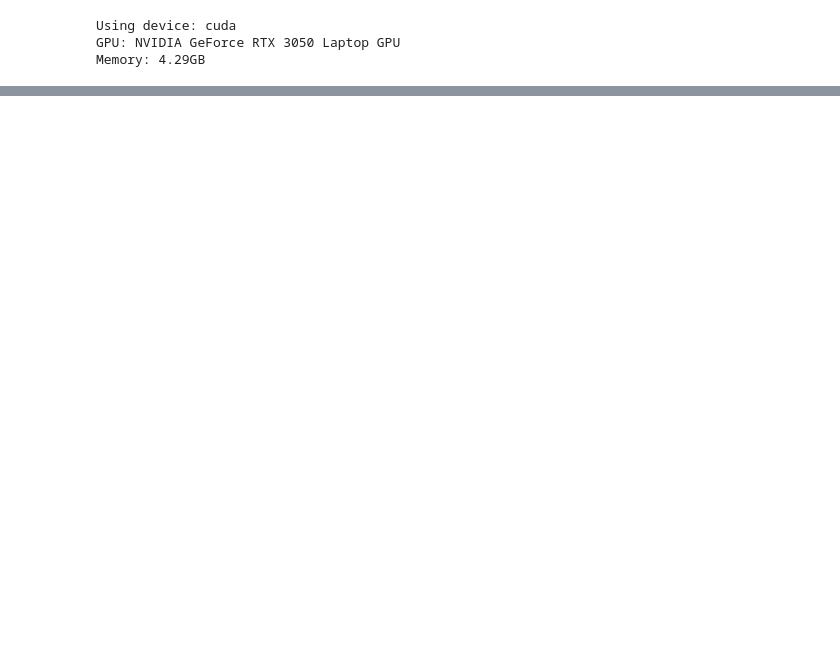
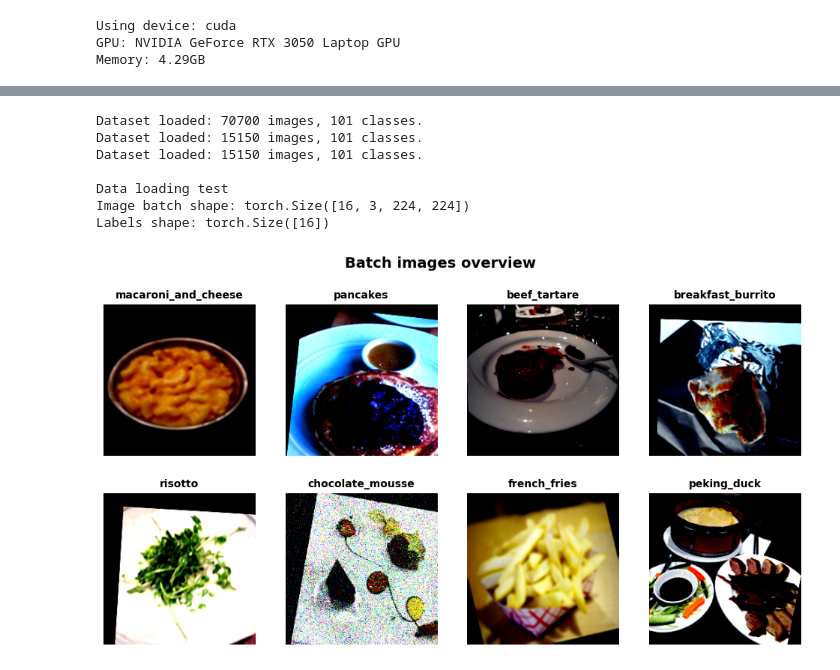
Before and after one commit to mm0narch/me-food, a Jupyter notebook: src/model_training/notebook.ipynb, the cells around one changed output, grey strips where cells are left out. Drawn from its saved outputs; the diff is of its cells as text; code cells hidden in the pictures; blank space fills up the shorter version.

```diff
--- a/src/model_training/notebook.ipynb
+++ b/src/model_training/notebook.ipynb
@@ -189,0 +110,79 @@ Data loading test
+# %%
+# Dataset objects
+train_dataset=Food101Dataset(
+    csv_file=TRAIN_CSV,
+    root_dir='',
+    transform=train_transform
+)
+
+val_dataset=Food101Dataset(
+    csv_file=VAL_CSV,
+    root_dir='',
+    transform=val_test_transform
+)
+
+test_dataset=Food101Dataset(
+    csv_file=TEST_CSV,
+    root_dir='',
+    transform=val_test_transform
+)
+
+# DataLoaders
+train_loader=DataLoader(
+    dataset=train_dataset,
+    batch_size=BATCH_SIZE,
+    shuffle=True,
+    num_workers=0,
+    pin_memory=True
+)
+
+val_loader=DataLoader(
+    dataset=val_dataset,
+    batch_size=BATCH_SIZE,
+    shuffle=False,
+    num_workers=0,
+    pin_memory=True
+)
+
+test_loader=DataLoader(
+    dataset=test_dataset,
+    batch_size=BATCH_SIZE,
+    shuffle=False,
+    num_workers=0,
+    pin_memory=True
+)
+
+print(f'\nData loading test')
+batches, labels=next(iter(train_loader))
+print(f'Image batch shape: {batches.shape}')
+print(f'Labels shape: {labels.shape}')
+
+# Batch viz
+fig, ax=plt.subplots(2, 4, figsize=(12, 6))
+ax=ax.flatten()
+
+mean=np.array([0.485, 0.456, 0.406])
+std=np.array([0.229, 0.224, 0.225])
+
+for i in range(8):
+    img=batches[i].permute(1, 2, 0).cpu().numpy()
+    img=img * mean + std
+    img=np.clip(img, 0, 1)
+
+    ax[i].imshow(img)
+    class_name=train_dataset.get_class_name(labels[i].item())
+    ax[i].set_title(f'{class_name}', fontsize=10, fontweight='bold')
+    ax[i].axis('off')
+
+plt.suptitle('Batch images overview', fontsize=14, fontweight='bold')
+plt.savefig('figures/batch_images_sample', dpi=300, bbox_inches='tight')
+plt.show()
+# %% [output]
+Dataset loaded: 70700 images, 101 classes.
+Dataset loaded: 15150 images, 101 classes.
+Dataset loaded: 15150 images, 101 classes.
+
+Data loading test
+Image batch shape: torch.Size([16, 3, 224, 224])
+Labels shape: torch.Size([16])
+[figure, added]
```
Also changed, not shown: parts of 7 cells of this notebook, 2 other files.
